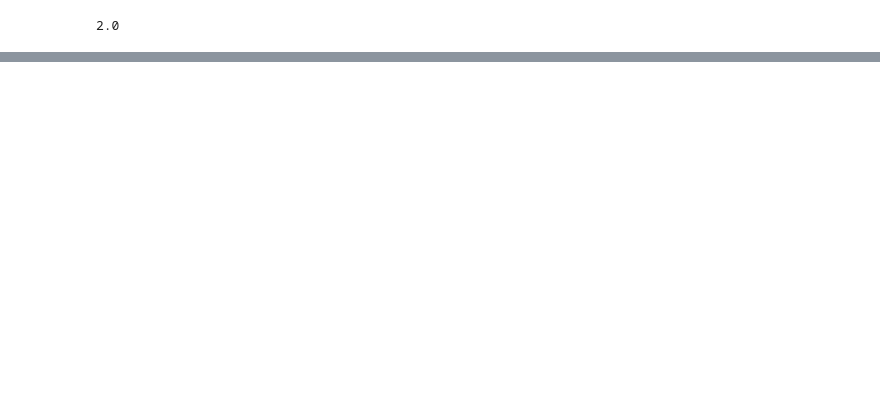
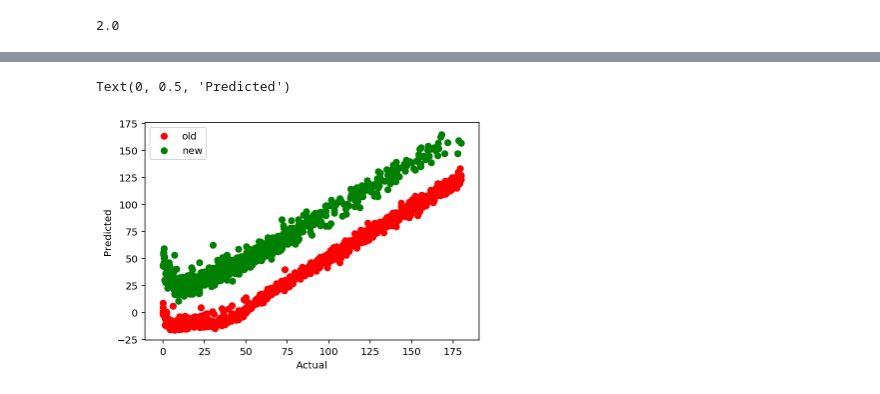
Before and after one commit to uw-edsi/cnns4qspr, a Jupyter notebook: notebooks/sample_generator.ipynb, the cells around one changed output, grey strips where cells are left out. Saved outputs shown, nothing was run; the diff lists cells and outputs as text; code cells hidden in the pictures; blank space fills up the shorter version.

```diff
--- a/notebooks/sample_generator.ipynb
+++ b/notebooks/sample_generator.ipynb
@@ -324,0 +357,21 @@ def plot_sample_in_3d():
+# %%
+import pandas as pd
+
+df_old = pd.read_csv('train_old.txt', sep = '\t', header=None, names = ['actual', 'predicted'])
+df_new = pd.read_csv('train.txt', sep = '\t', header=None, names = ['actual', 'predicted'])
+# %%
+actual_old = df_old['actual'].values
+predicted_old = df_old['predicted'].values
+
+actual_new = df_new['actual'].values
+predicted_new = df_new['predicted'].values
+# %%
+%config InlineBackend.figure_format='retina'
+plt.scatter(actual_old, predicted_old, color = 'r')
+plt.scatter(actual_new, predicted_new, color = 'g')
+plt.legend(['old', 'new'])
+plt.xlabel('Actual')
+plt.ylabel('Predicted')
+# %% [output]
+Text(0, 0.5, 'Predicted')
+[figure, added]
```
Also changed, not shown: parts of 18 cells of this notebook.
